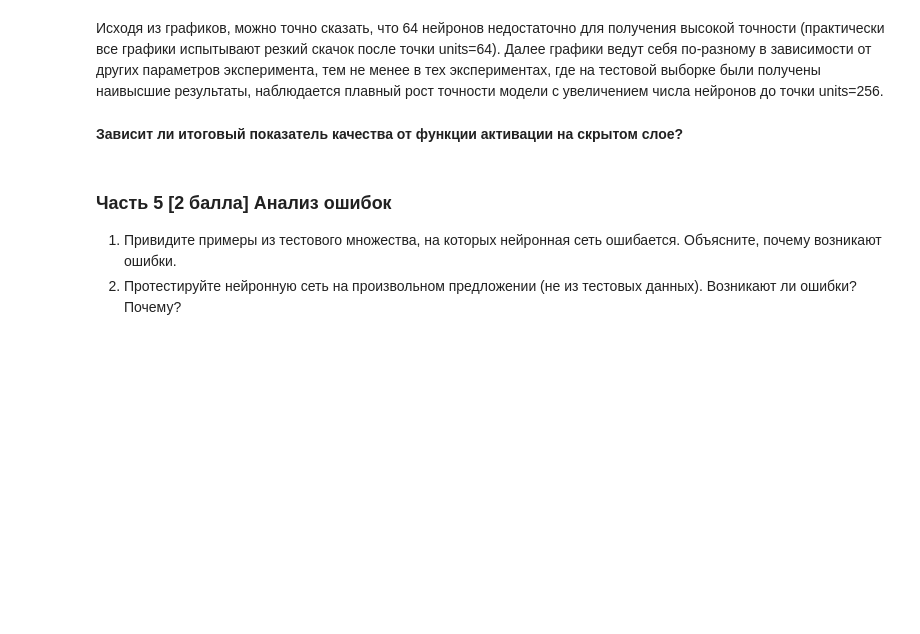
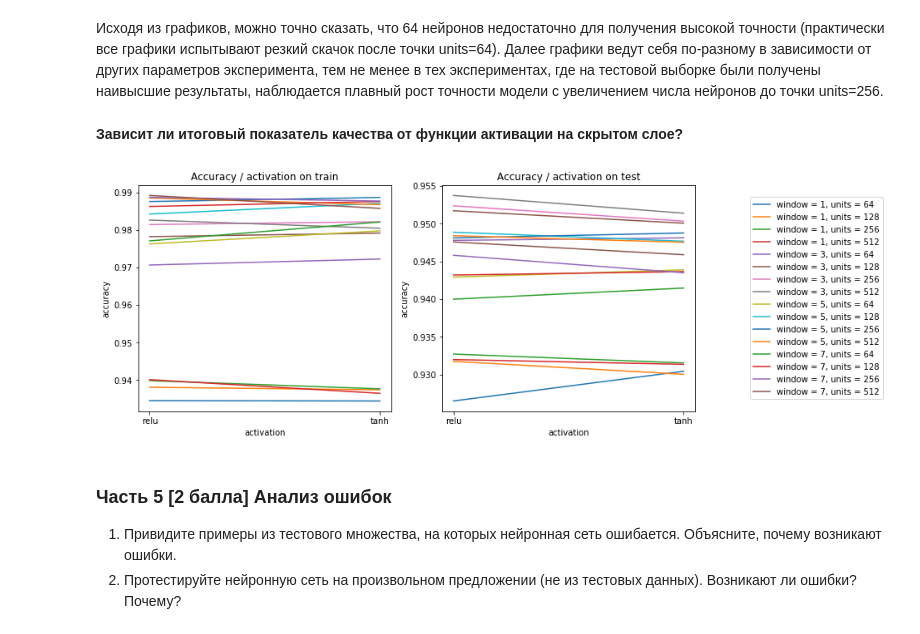
Before and after one commit to sautin1/mipt-materials, a Jupyter notebook: 5c2t/Text Analysis/homeworks/hw2_senna/hw2.ipynb, the cells around one changed output. Cells and saved outputs as stored; diff of their text form; code cells hidden in the pictures; blank space fills up the shorter version.

Commit message:
Add 3/3 plot of part 4

```diff
--- a/5c2t/Text Analysis/homeworks/hw2_senna/hw2.ipynb
+++ b/5c2t/Text Analysis/homeworks/hw2_senna/hw2.ipynb
@@ -402,32 +402,36 @@ plt.show()
 # %%
 from matplotlib import pyplot as plt
 
-xs = hidden_layer_units_counts
+x_ticks = hidden_layer_activations
+xs = list(range(len(x_ticks)))
 ys_train, ys_val = [[] for _ in xs], [[] for _ in xs]
 for window_size in window_sizes:
-    for activation in hidden_layer_activations:
-        for idx, x in enumerate(xs):
+    for unit_count in hidden_layer_units_counts:
+        for idx, x in zip(xs, x_ticks):
             metrics = RESULTS[ExperimentParams(window_size=window_size,
-                                               hidden_layer_units=x,
-                                               hidden_layer_activation=activation)]
+                                               hidden_layer_units=unit_count,
+                                               hidden_layer_activation=x)]
             ys_train[idx].append(metrics.acc)
             ys_val[idx].append(metrics.val_acc)
 ys_train, ys_val = np.array(ys_train), np.array(ys_val)
 plt.close()
 fig, axes = plt.subplots(nrows=1, ncols=2, figsize=((12, 5)))
-axes[0].set_title('Accuracy / units on train')
-axes[1].set_title('Accuracy / units on test')
+axes[0].set_title('Accuracy / activation on train')
+axes[1].set_title('Accuracy / activation on test')
 
-axes[0].set(xlabel='units', ylabel='accuracy')
-axes[1].set(xlabel='units', ylabel='accuracy')
+axes[0].set(xlabel='activation', ylabel='accuracy')
+axes[1].set(xlabel='activation', ylabel='accuracy')
 
 axes[0].plot(xs, ys_train)
 axes[1].plot(xs, ys_val)
+plt.setp(axes, xticks=xs, xticklabels=x_ticks)
 
-plt.legend([f'window = {window}, activation = {activation}'
+plt.legend([f'window = {window}, units = {units}'
             for window in window_sizes
-            for activation in hidden_layer_activations], loc='center left', bbox_to_anchor=(1.2, 0.5))
+            for units in hidden_layer_units_counts], loc='center left', bbox_to_anchor=(1.2, 0.5))
 plt.show()
+# %% [output]
+[figure, added]
 # %% [markdown]
 ### Часть 5 [2 балла] Анализ ошибок
 1. Привидите примеры из тестового множества, на которых нейронная сеть ошибается. Объясните, почему возникают ошибки.
```
